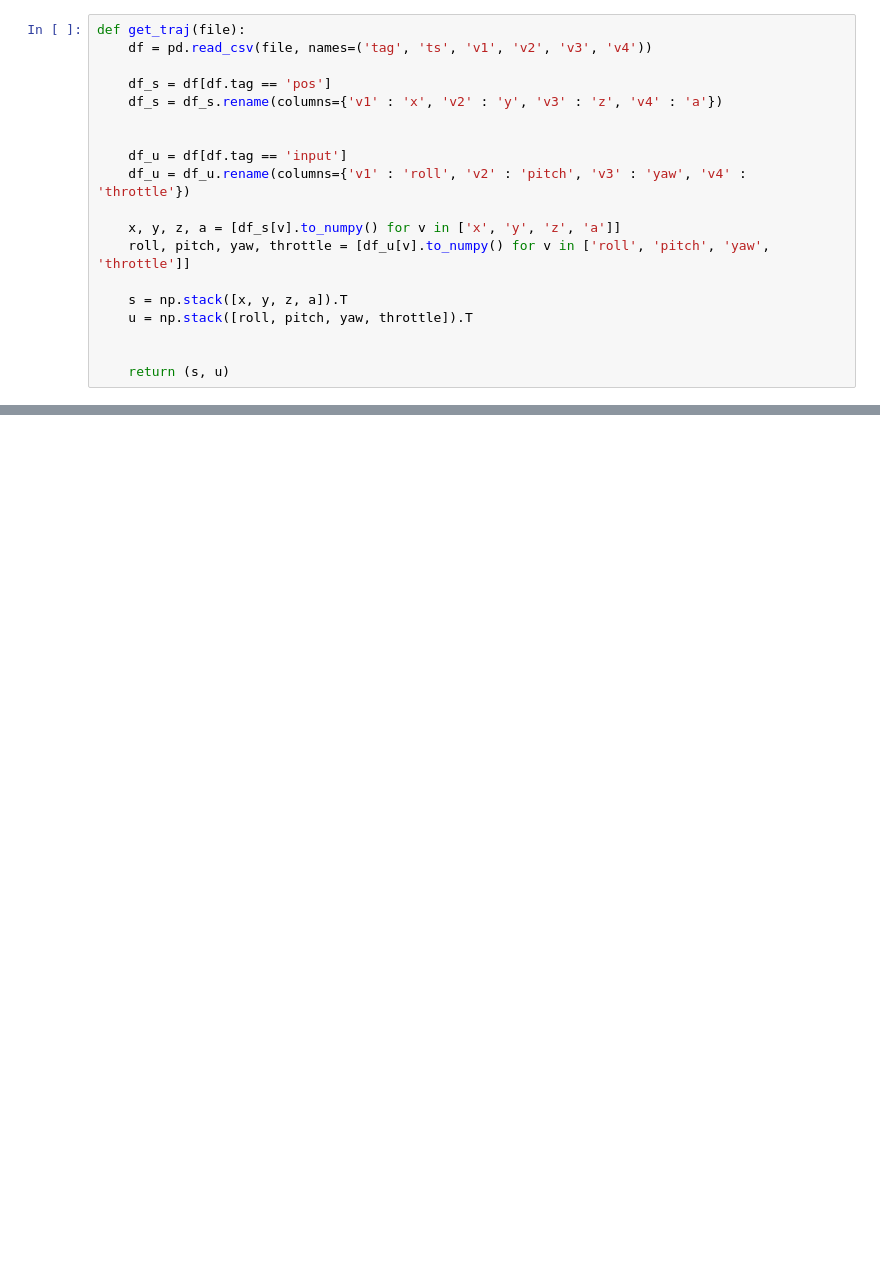
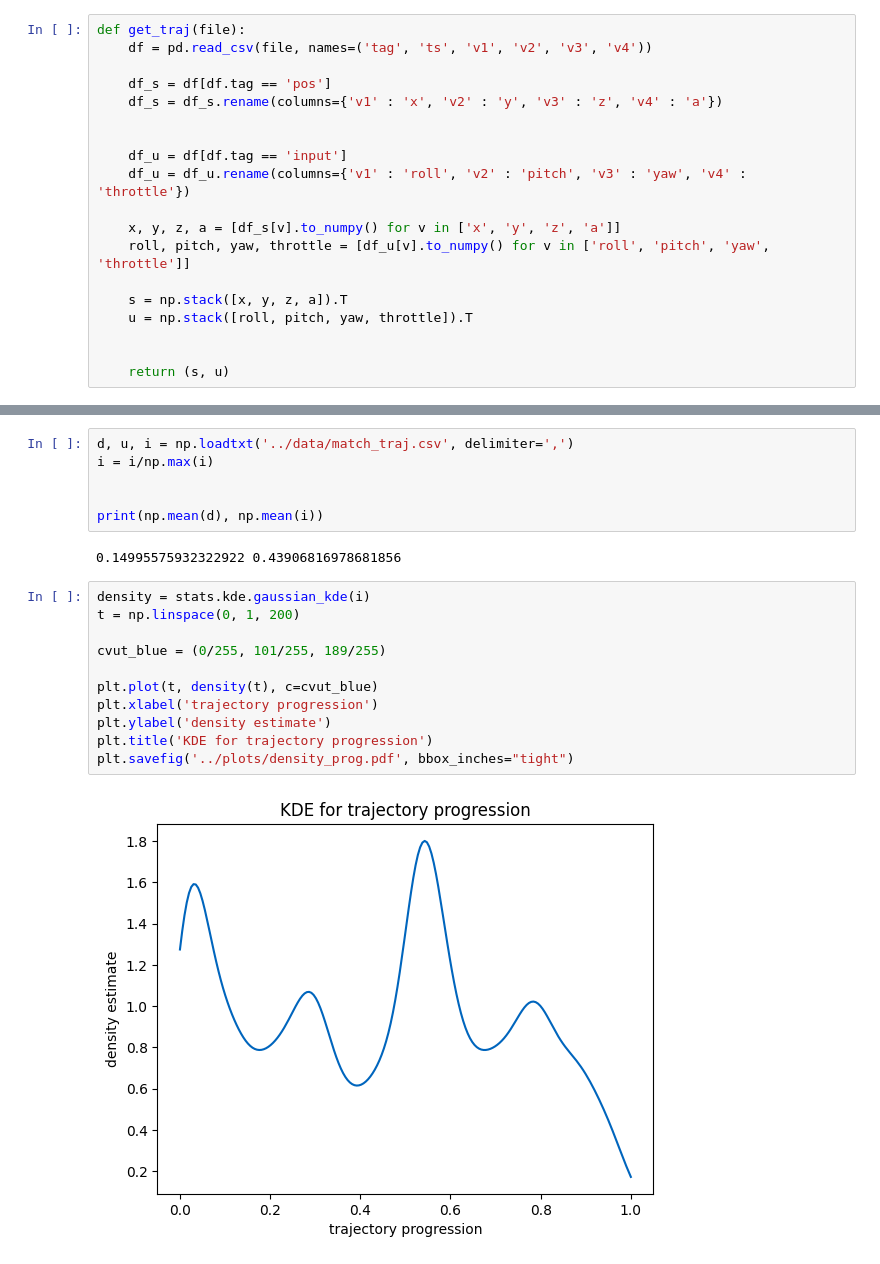
Before and after one commit to svrc-jan/master-thesis, a Jupyter notebook: tools/log_stats.ipynb, the cells around one changed output, grey strips where cells are left out. Cells and saved outputs as stored; diff of their text form; blank space fills up the shorter version.

```diff
--- a/tools/log_stats.ipynb
+++ b/tools/log_stats.ipynb
@@ -35,0 +41,21 @@ print(a, sum(a))
+# %%
+d, u, i = np.loadtxt('../data/match_traj.csv', delimiter=',')
+i = i/np.max(i)
+
+
+print(np.mean(d), np.mean(i))
+# %% [output]
+0.14995575932322922 0.43906816978681856
+# %%
+density = stats.kde.gaussian_kde(i)
+t = np.linspace(0, 1, 200)
+
+cvut_blue = (0/255, 101/255, 189/255)
+
+plt.plot(t, density(t), c=cvut_blue)
+plt.xlabel('trajectory progression')
+plt.ylabel('density estimate')
+plt.title('KDE for trajectory progression')
+plt.savefig('../plots/density_prog.pdf', bbox_inches="tight")
+# %% [output]
+[figure, added]
```
Also changed, not shown: parts of 4 cells of this notebook, 20 other files.
